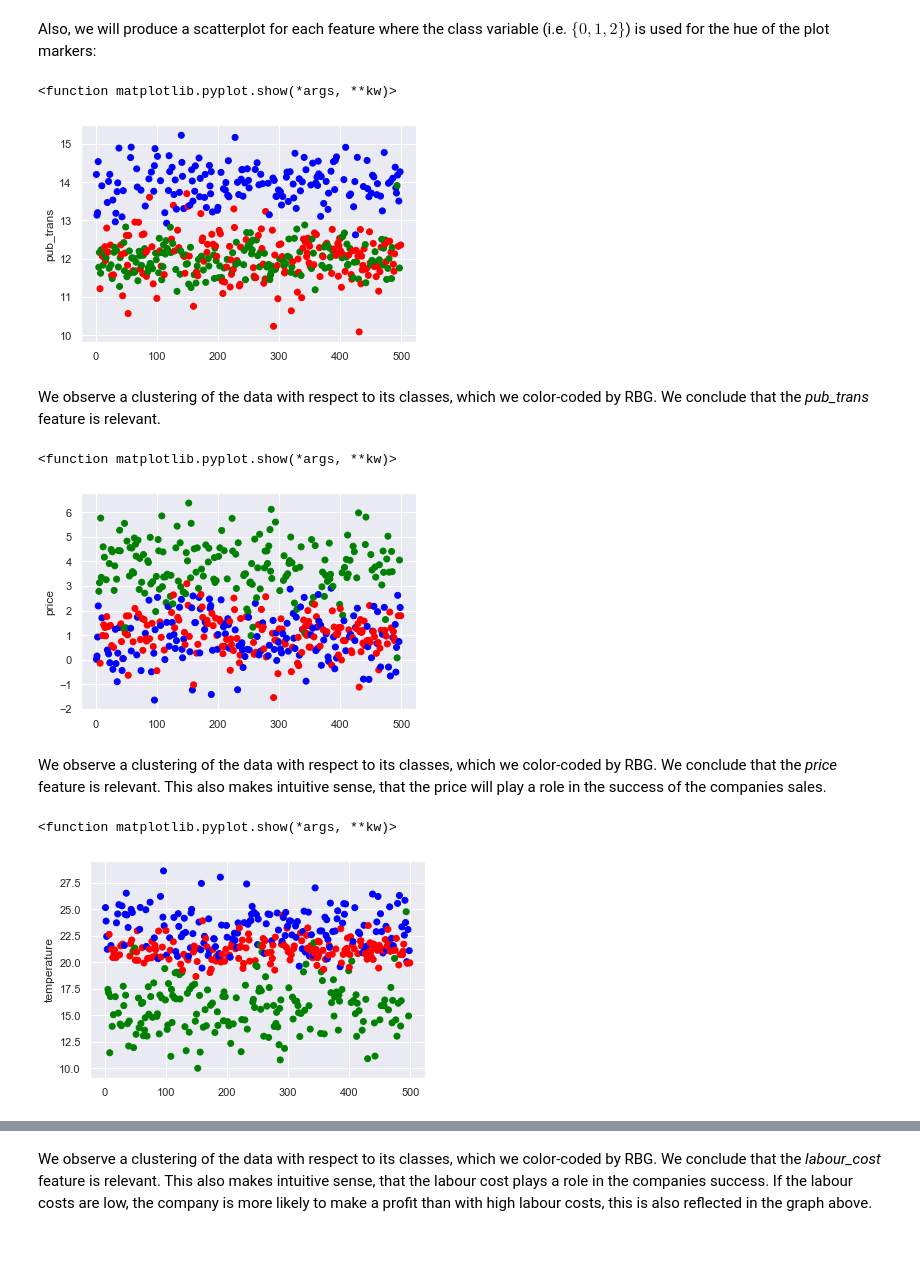
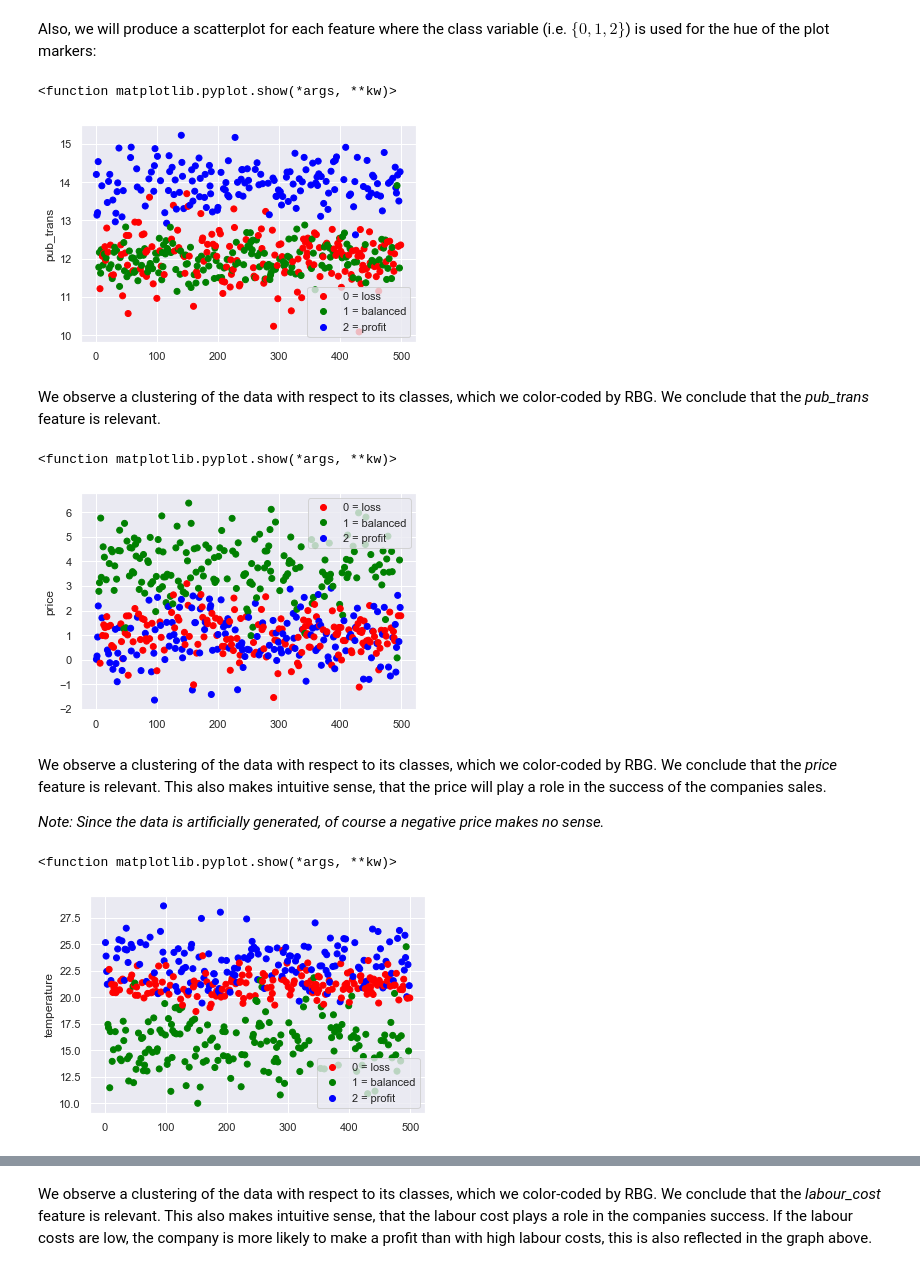
Before and after one commit to maximilian-janisch/2020-UZH-Random-Forests, a Jupyter notebook: Maximilian-Marco.ipynb, the cells around one changed output, grey strips where cells are left out. Cells and saved outputs as stored; diff of their text form; code cells hidden in the pictures.

Commit message:
Better plots
Better plots, just need to do the remaining ones and fix F-Test.

```diff
--- a/Maximilian-Marco.ipynb
+++ b/Maximilian-Marco.ipynb
@@ -145,30 +145,36 @@ TypeError: ufunc 'isnan' not supported for the input types, and the inputs could
 # %% [markdown]
 Also, we will produce a scatterplot for each feature where the class variable (i.e. $\{0,1,2\}$) is used for the hue of the plot markers:
 # %%
+classes = ["0 = loss", "1 = balanced", "2 = profit"]
 colors = ["red", "green", "blue"]
-plt.scatter(range(1,500), x[:,0].astype(np.float), c=y.astype(np.float),  cmap=matplotlib.colors.ListedColormap(colors))
+scatter  = plt.scatter(range(1,500), x[:,0].astype(np.float), c=y.astype(np.float),  cmap=matplotlib.colors.ListedColormap(colors) )
 plt.ylabel(features_names[0])
+plt.legend(handles=scatter.legend_elements()[0], labels=classes)
 plt.show
 # %% [output]
 <function matplotlib.pyplot.show(*args, **kw)>
-[figure, old version]
+[figure, new version]
 # %% [markdown]
 We observe a clustering of the data with respect to its classes, which we color-coded by RBG. We conclude that the _pub_trans_ feature is relevant.
 # %%
 plt.scatter(range(1,500), x[:,1].astype(np.float), c=y.astype(np.float),  cmap=matplotlib.colors.ListedColormap(colors))
 plt.ylabel(features_names[1])
+plt.legend(handles=scatter.legend_elements()[0], labels=classes)
 plt.show
 # %% [output]
 <function matplotlib.pyplot.show(*args, **kw)>
-[figure, old version]
+[figure, new version]
 # %% [markdown]
 We observe a clustering of the data with respect to its classes, which we color-coded by RBG. We conclude that the _price_ feature is relevant. This also makes intuitive sense, that the price will play a role in the success of the companies sales.
+
+_Note: Since the data is artificially generated, of course a negative price makes no sense._
 # %%
 plt.scatter(range(1,500), x[:,2].astype(np.float), c=y.astype(np.float),  cmap=matplotlib.colors.ListedColormap(colors))
 plt.ylabel(features_names[2])
+plt.legend(handles=scatter.legend_elements()[0], labels=classes)
 plt.show
 # %% [output]
 <function matplotlib.pyplot.show(*args, **kw)>
-[figure, old version]
+[figure, new version]
 # %% [markdown]
 We observe a clustering of the data with respect to its classes, which we color-coded by RBG. We conclude that the _temperature_ feature is relevant. This also makes intuitive sense, that the temperature might determine how often people are outside and hence use an E-Scooter, which translates to a companies success in sales. For example: One might not want to start an E-Scooter company in Siberia.
```
Also changed, not shown: parts of 2 cells of this notebook.
